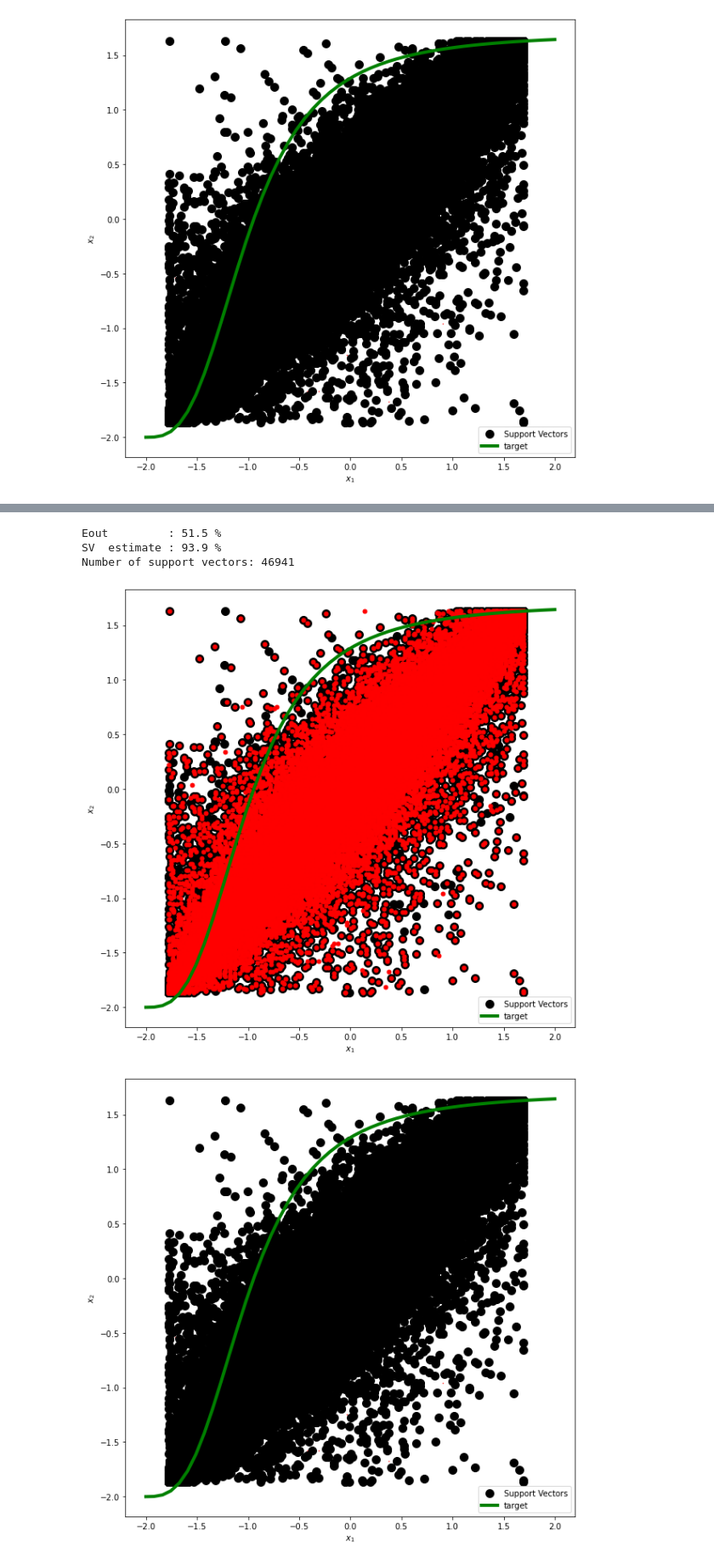
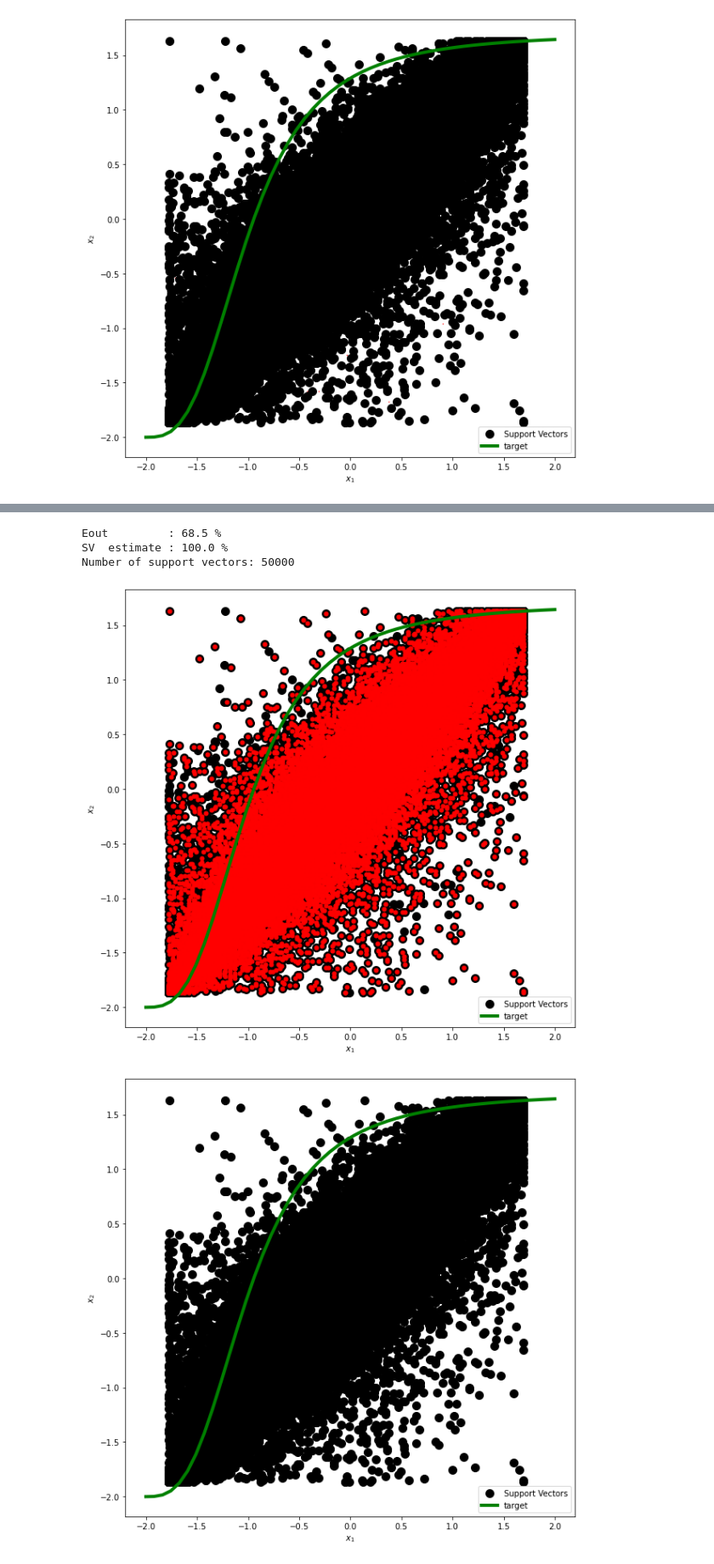
Before and after one commit to holiday-pettijohn/ML-CIFAR-10, a Jupyter notebook: Final Project Checkpoint 3.ipynb, the cells around one changed output, grey strips where cells are left out. Shown: that part at 85% size. Saved outputs shown, nothing was run; the diff lists cells and outputs as text; code cells hidden in the pictures.

```diff
--- a/Final Project Checkpoint 3.ipynb
+++ b/Final Project Checkpoint 3.ipynb
@@ -96,5 +99,5 @@ Number of support vectors: 46941
 # %%
-clf=svm.SVC(kernel='rbf', C=10e-2)
+clf=svm.SVC(kernel='rbf', C=10e-7)
 clf.fit(S_in, S_inY)
 gtest=clf.predict(S_val)
 sv=clf.support_vectors_
@@ -104,35 +107,35 @@ tt=np.linspace(-2,2)
 q=3
 Ytt=3.7*(tt+2)**q/(1+(tt+2)**q)-2
 
 
 fig2, ax2=plt.subplots(figsize=(10,10))
 ax2.plot(S_val[gtest>0,0],S_val[gtest>0,1],'.',color='m', markersize=1)
 ax2.plot(S_val[gtest<0,0],S_val[gtest<0,1],'.',color='gray', markersize=1)
 ax2.plot(sv[:,0], sv[:,1], 'ko', label="Support Vectors", markersize=10)
 ax2.plot(S_in[S_inY>0,0],S_in[S_inY>0,1],'o', color='r', markersize=5)
 ax2.plot(S_in[S_inY<0,0],S_in[S_inY<0,1],'o',color='b', markersize=5)
 ax2.plot(tt,Ytt,'g',label="target", linewidth=4)
 ax2.set_xlabel("$x_1$")
 ax2.set_ylabel("$x_2$")
 ax2.legend()
 
 fig2, ax2=plt.subplots(figsize=(10,10))
 ax2.plot(S_val[gtest>0,0],S_val[gtest>0,1],'r.', markersize=1)
 ax2.plot(S_val[gtest<0,0],S_val[gtest<0,1],'b.', markersize=1)
 ax2.plot(sv[:,0], sv[:,1], 'ko', label="Support Vectors", markersize=10)
 ax2.plot(tt,Ytt,'g',label="target", linewidth=4)
 ax2.set_xlabel("$x_1$")
 ax2.set_ylabel("$x_2$")
 ax2.legend()
 
 [SVs, _] = sv.shape;
 Eout=np.mean(S_valY!=gtest)
 print("Eout         : %.1f"% (Eout*100), "%")
 print("SV  estimate : %.1f"%(np.sum(clf.n_support_)*100/(N-1)), "%")
 print("Number of support vectors:", SVs)
 # %% [output]
-Eout         : 51.5 %
-SV  estimate : 93.9 %
-Number of support vectors: 46941
+Eout         : 68.5 %
+SV  estimate : 100.0 %
+Number of support vectors: 50000
-[figure, old version]
+[figure, new version]
-[figure, old version]
+[figure, new version]
```
Also changed, not shown: parts of 10 cells of this notebook.
